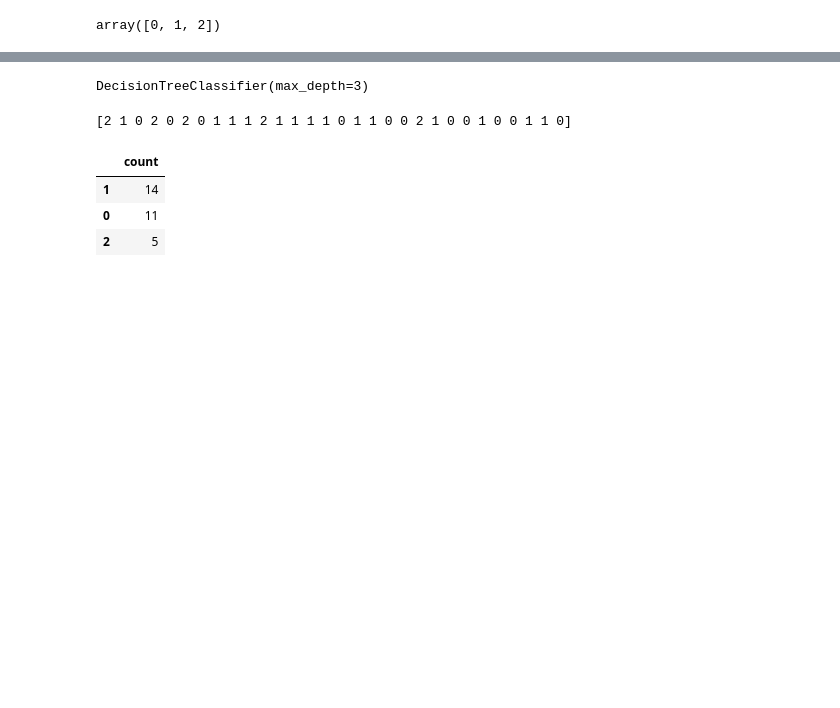
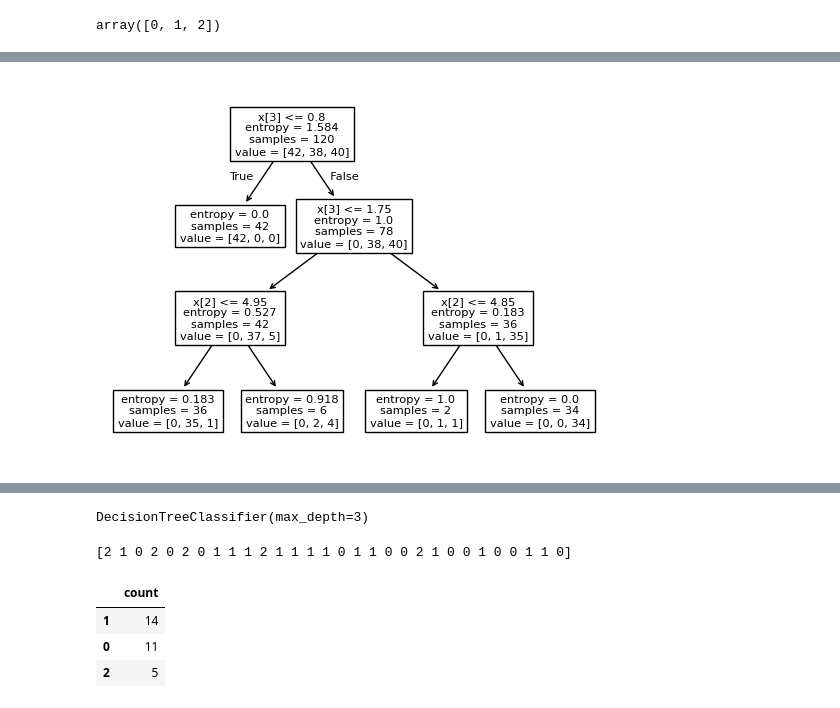
Before and after one commit to polugariteja/2311cs020531, a Jupyter notebook: Decission_Tree_With_iris.ipynb, the cells around one changed output, grey strips where cells are left out. Drawn from its saved outputs; the diff is of its cells as text; code cells hidden in the pictures; blank space fills up the shorter version.

```diff
--- a/Decission_Tree_With_iris.ipynb
+++ b/Decission_Tree_With_iris.ipynb
@@ -158,3 +128,0 @@ x
-# %%
-y=iris.iloc[:, 4]
-y
@@ -205,0 +172,5 @@ dtype: int64
+# %%
+from sklearn.tree import plot_tree # Import the plot_tree function
+plot_tree(model);
+# %% [output]
+[figure, added]
```
Also changed, not shown: parts of 27 cells of this notebook.
